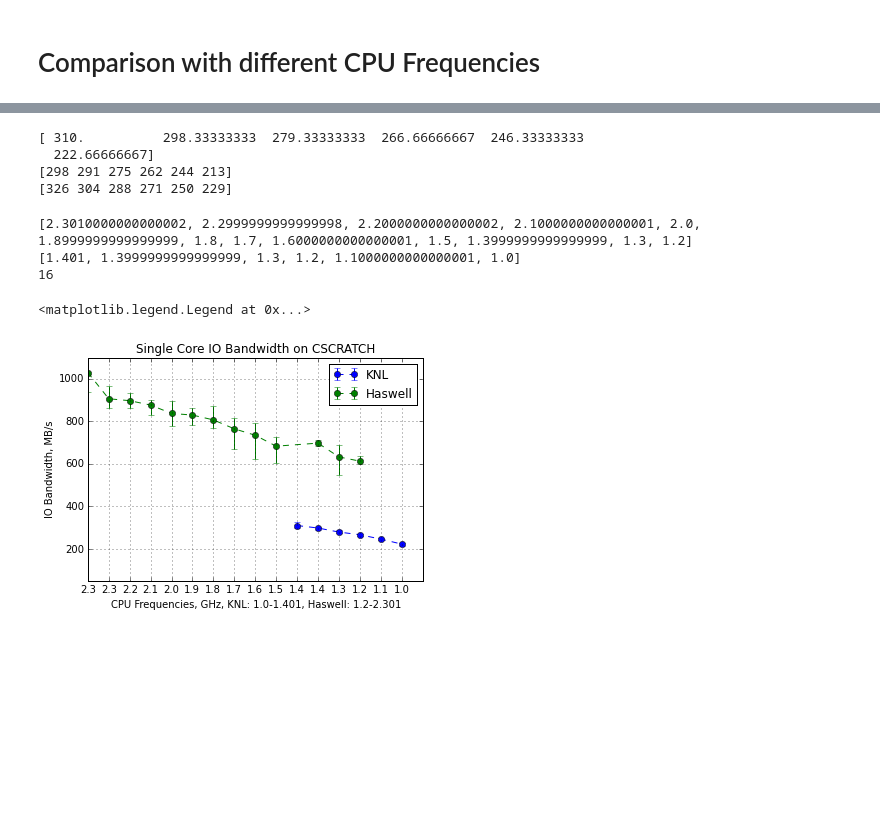
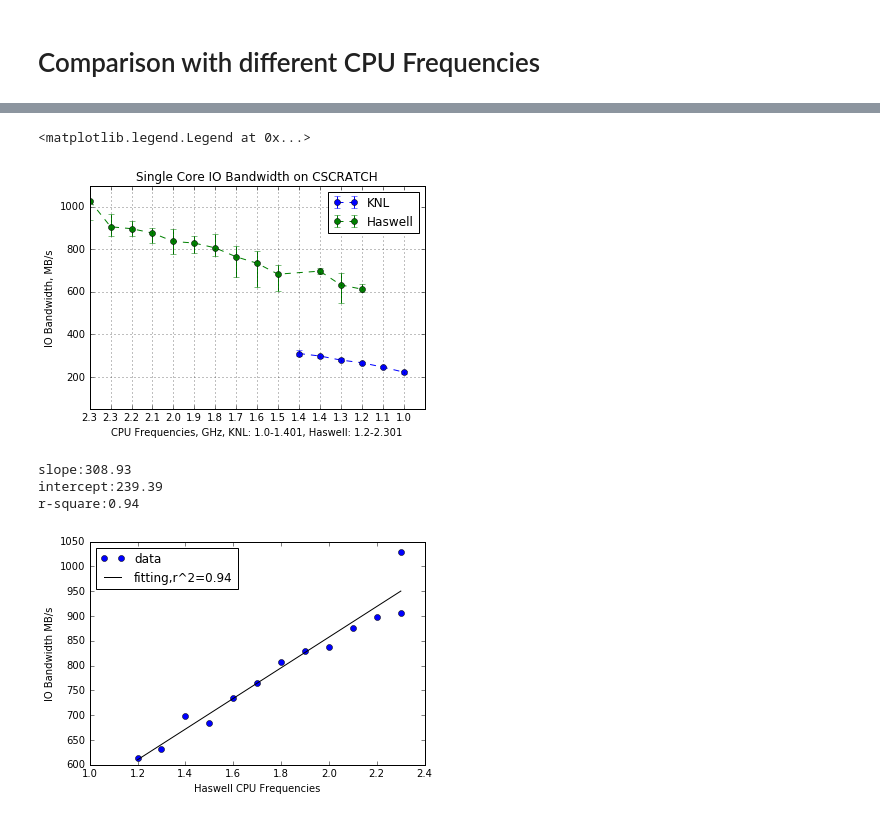
Before and after one commit to NERSC/heterogeneous-IO, a Jupyter notebook: cpu/plot/hio.ipynb, the cells around one changed output, grey strips where cells are left out. Saved outputs shown, nothing was run; the diff lists cells and outputs as text; code cells hidden in the pictures; blank space fills up the shorter version.

```diff
--- a/cpu/plot/hio.ipynb
+++ b/cpu/plot/hio.ipynb
@@ -36,24 +32,11 @@ has_io_max=np.max(np.asarray(has_io).reshape(-1, 3), axis=1)
-# %%
-print knl_io_avg
-print knl_io_min
-print knl_io_max
-knl_cpu1 =[i/1000000 for i in knl_cpu1]
-has_cpu1 =[i/1000000 for i in has_cpu1]
-# %% [output]
-[ 310.          298.33333333  279.33333333  266.66666667  246.33333333
-  222.66666667]
-[298 291 275 262 244 213]
-[326 304 288 271 250 229]
 # %%
-print has_cpu1
-print knl_cpu1
+import matplotlib.pyplot as plt
+%matplotlib inline
 all_cpu=[2.3010000000000002, 2.2999999999999998, 2.2000000000000002,
          2.1000000000000001, 2.0, 1.8999999999999999,
          1.8, 1.7, 1.6000000000000001, 1.5, 1.401,
          1.3999999999999999, 1.3, 1.2,1.1000000000000001, 1.0]
-print len(all_cpu)
 has_x=[0,1,2,3,4,5,6,7,8,9,11,12,13]
-
 knl_x=[10,11,12,13,14,15]
 has_labels=["{0:.1f}".format(x) for x in has_cpu1]
 knl_labels=["{0:.1f}".format(x) for x in knl_cpu1]
@@ -75,8 +58,36 @@ plt.grid(True)
 plt.ylim(50,1100)
 plt.legend()
 # %% [output]
-[2.3010000000000002, 2.2999999999999998, 2.2000000000000002, 2.1000000000000001, 2.0, 1.8999999999999999, 1.8, 1.7, 1.6000000000000001, 1.5, 1.3999999999999999, 1.3, 1.2]
-[1.401, 1.3999999999999999, 1.3, 1.2, 1.1000000000000001, 1.0]
-16
+<matplotlib.legend.Legend at 0x...>
-<matplotlib.legend.Legend at 0x...>
-[figure, old version]
+[figure, new version]
+# %%
+def plt_fit(has_cpu1,has_io_avg,xlabel):
+    from scipy import stats
+    import sys
+    has_cpu1=np.asarray(has_cpu1)
+    has_io_avg=np.asarray(has_io_avg)
+    slope, intercept, r_value, p_value, std_err = stats.linregress(has_cpu1,has_io_avg)
+    print 'slope:%.2f'%slope
+    print 'intercept:%.2f'%intercept
+    print 'r-square:%.2f'%(r_value*r_value)
+    predict_y = slope*has_cpu1+intercept
+    x=has_cpu1
+    y=has_io_avg
+    pred_error = y - predict_y
+    degrees_of_freedom = len(x) - 2
+    residual_std_error = np.sqrt(np.sum(pred_error**2) / degrees_of_freedom)
+    # Plotting
+    plt.plot(x, y, 'o',label='data')
+    plt.xlabel(xlabel)
+    plt.ylabel('IO Bandwidth MB/s')
+    plt.plot(x, predict_y, 'k-',label='fitting,r^2=%.2f'%(r_value*r_value))
+    plt.legend(loc='upper left')
+    plt.show()
+    return slope,intercept
+# %%
+has_k,has_b=plt_fit(has_cpu1,has_io_avg,'Haswell CPU Frequencies')
+# %% [output]
+slope:308.93
+intercept:239.39
+r-square:0.94
+[figure, added]
```
Also changed, not shown: parts of 8 cells of this notebook.
